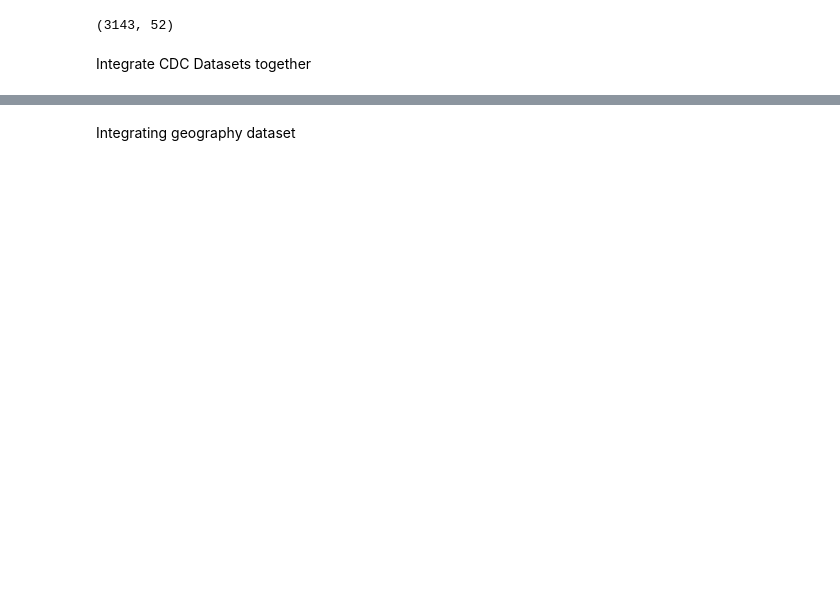
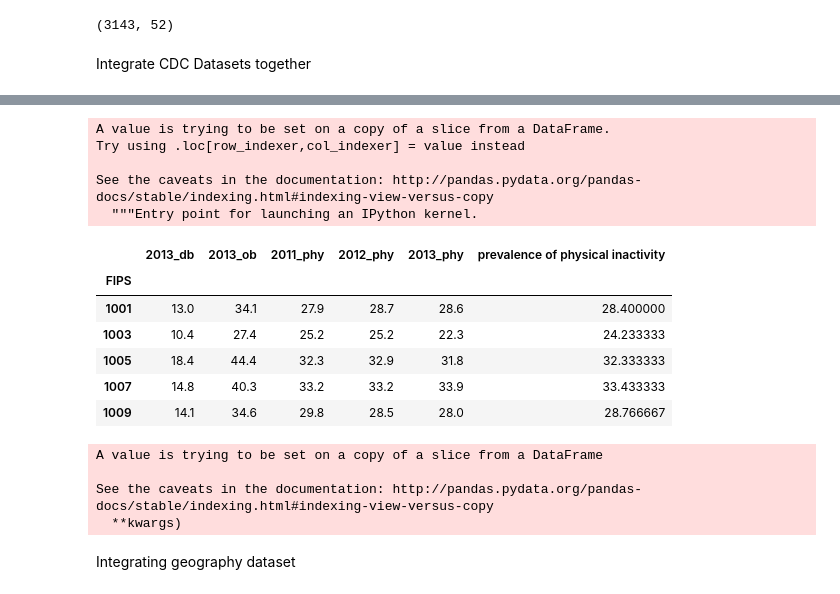
Before and after one commit to cathyxinxyz/Capstone_Project_1, a Jupyter notebook: Codes/Data Integration.ipynb, the cells around one changed output, grey strips where cells are left out. Cells and saved outputs as stored; diff of their text form; code cells hidden in the pictures; blank space fills up the shorter version.

```diff
--- a/Codes/Data Integration.ipynb
+++ b/Codes/Data Integration.ipynb
@@ -271,5 +324,28 @@ CDC_merge.info()
 # %%
 #choose the latest prevalence of diabetes, obesity and physical inactivity to merge with df_tp
-combined=pd.concat([df_subset, CDC_merge[['2013_db','2013_ob','2013_phy']]], join='inner',axis=1)
+CDC_subset=CDC_merge[['2013_db','2013_ob','2011_phy','2012_phy','2013_phy']]
+# %%
+CDC_subset['prevalence of physical inactivity']=(CDC_subset['2011_phy']+CDC_subset['2012_phy']+CDC_subset['2013_phy'])/3
+# %% [output]
+A value is trying to be set on a copy of a slice from a DataFrame.
+Try using .loc[row_indexer,col_indexer] = value instead
+
+See the caveats in the documentation: http://pandas.pydata.org/pandas-docs/stable/indexing.html#indexing-view-versus-copy
+  """Entry point for launching an IPython kernel.
+# %%
+CDC_subset.head(5)
+# %% [output]
+|  | 2013_db | 2013_ob | 2011_phy | 2012_phy | 2013_phy | prevalence of physical inactivity |
+| FIPS |  |  |  |  |  |  |
+| 1001 | 13.0 | 34.1 | 27.9 | 28.7 | 28.6 | 28.400000 |
+| 1003 | 10.4 | 27.4 | 25.2 | 25.2 | 22.3 | 24.233333 |
+| 1005 | 18.4 | 44.4 | 32.3 | 32.9 | 31.8 | 32.333333 |
+| 1007 | 14.8 | 40.3 | 33.2 | 33.2 | 33.9 | 33.433333 |
+| 1009 | 14.1 | 34.6 | 29.8 | 28.5 | 28.0 | 28.766667 |
 # %%
-combined.rename(columns={'2013_db': 'prevalence of diabetes', '2013_ob': 'prevalence of obesity', '2013_phy':'prevalence of physical inactivity'}, inplace=True)
+CDC_subset.rename(columns={'2013_db': 'prevalence of diabetes', '2013_ob': 'prevalence of obesity'}, inplace=True)
+# %% [output]
+A value is trying to be set on a copy of a slice from a DataFrame
+
+See the caveats in the documentation: http://pandas.pydata.org/pandas-docs/stable/indexing.html#indexing-view-versus-copy
+  **kwargs)
```
Also changed, not shown: parts of 13 cells of this notebook, 41 other files.
